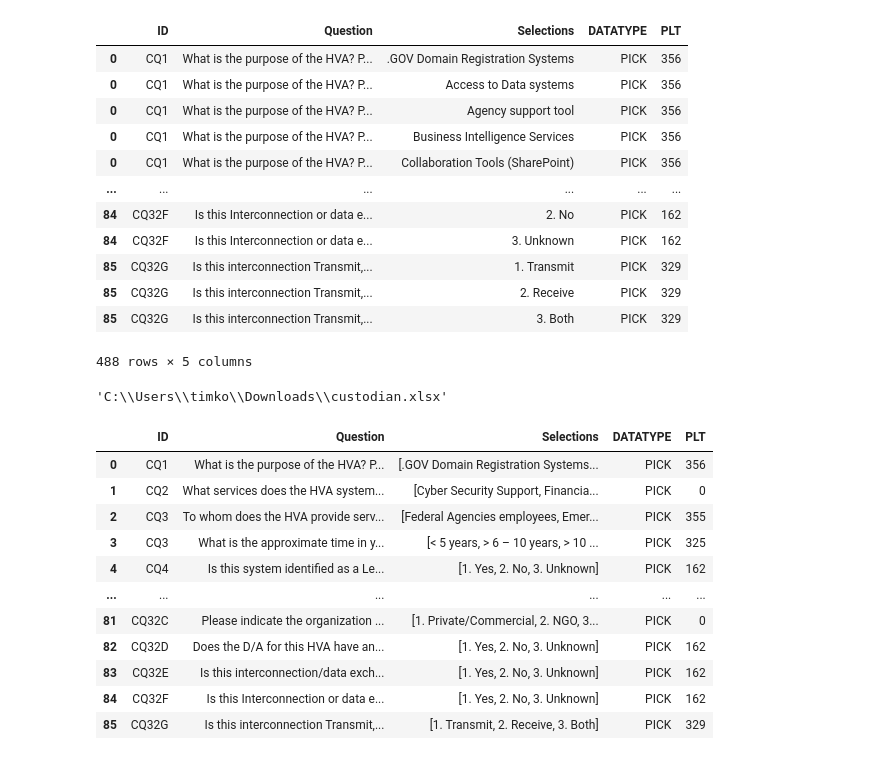
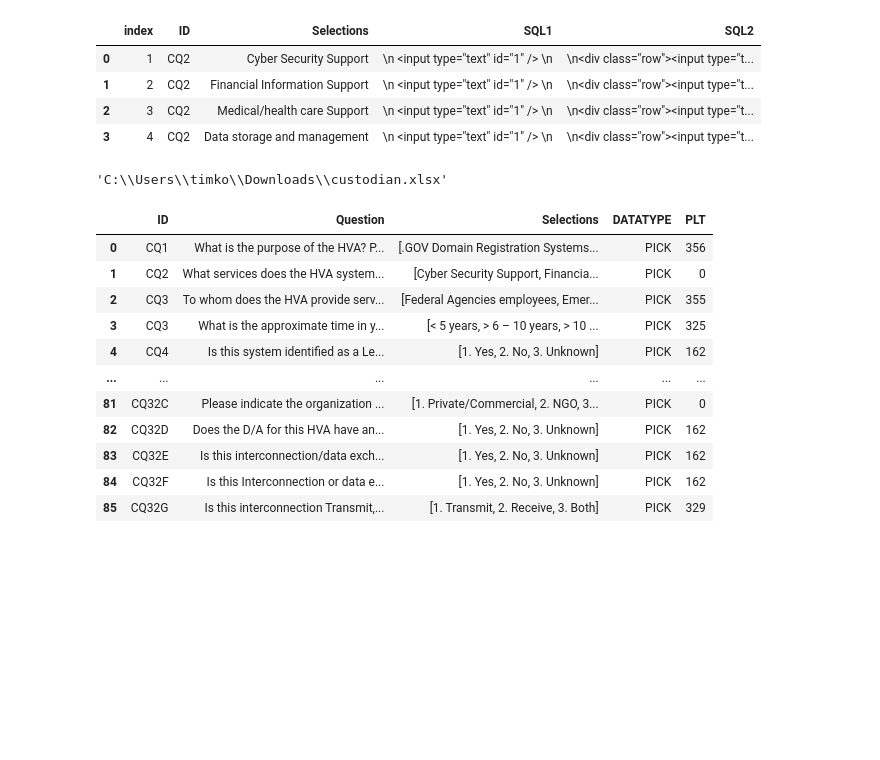
Before and after one commit to tmnkopp/PythonAutomation, a Jupyter notebook: CodeGenerators/codegen.ipynb, the cells around one changed output. Drawn from its saved outputs; the diff is of its cells as text; code cells hidden in the pictures; blank space fills up the shorter version.

```diff
--- a/CodeGenerators/codegen.ipynb
+++ b/CodeGenerators/codegen.ipynb
@@ -51,23 +42,16 @@ df
-# %%
-
-p=questionnaire_parser(ctx)
-df=p.parse()
-df=df.explode('Selections')
-df
-# %% [output]
-|  | ID | Question | Selections | DATATYPE | PLT |
-| 0 | CQ1 | What is the purpose of the HVA? P... | .GOV Domain Registration Systems | PICK | 356 |
-| 0 | CQ1 | What is the purpose of the HVA? P... | Access to Data systems | PICK | 356 |
-| 0 | CQ1 | What is the purpose of the HVA? P... | Agency support tool | PICK | 356 |
-| 0 | CQ1 | What is the purpose of the HVA? P... | Business Intelligence Services | PICK | 356 |
-| 0 | CQ1 | What is the purpose of the HVA? P... | Collaboration Tools (SharePoint) | PICK | 356 |
-| ... | ... | ... | ... | ... | ... |
-| 84 | CQ32F | Is this Interconnection or data e... | 2. No | PICK | 162 |
-| 84 | CQ32F | Is this Interconnection or data e... | 3. Unknown | PICK | 162 |
-| 85 | CQ32G | Is this interconnection Transmit,... | 1. Transmit | PICK | 329 |
-| 85 | CQ32G | Is this interconnection Transmit,... | 2. Receive | PICK | 329 |
-| 85 | CQ32G | Is this interconnection Transmit,... | 3. Both | PICK | 329 |
-488 rows × 5 columns
+# %%
+
+dff=df.explode('Selections')
+dff.index = range(4000,len(dff)+4000)
+dff=dff.drop(columns='index').reset_index()
+dff['SQL2']=dff['index'].apply(lambda r: ss.replace('{ID}',str(r)))
+dff[:4]
+# %% [output]
+|  | index | ID | Selections | SQL1 | SQL2 |
+| 0 | 1 | CQ2 | Cyber Security Support | \n <input type="text" id="1" /> \n | \n<div class="row"><input type="t... |
+| 1 | 2 | CQ2 | Financial Information Support | \n <input type="text" id="1" /> \n | \n<div class="row"><input type="t... |
+| 2 | 3 | CQ2 | Medical/health care Support | \n <input type="text" id="1" /> \n | \n<div class="row"><input type="t... |
+| 3 | 4 | CQ2 | Data storage and management | \n <input type="text" id="1" /> \n | \n<div class="row"><input type="t... |
 # %%
 # %% [output]
 'C:\\Users\\timko\\Downloads\\custodian.xlsx'
```
Also changed, not shown: parts of 5 cells of this notebook.
